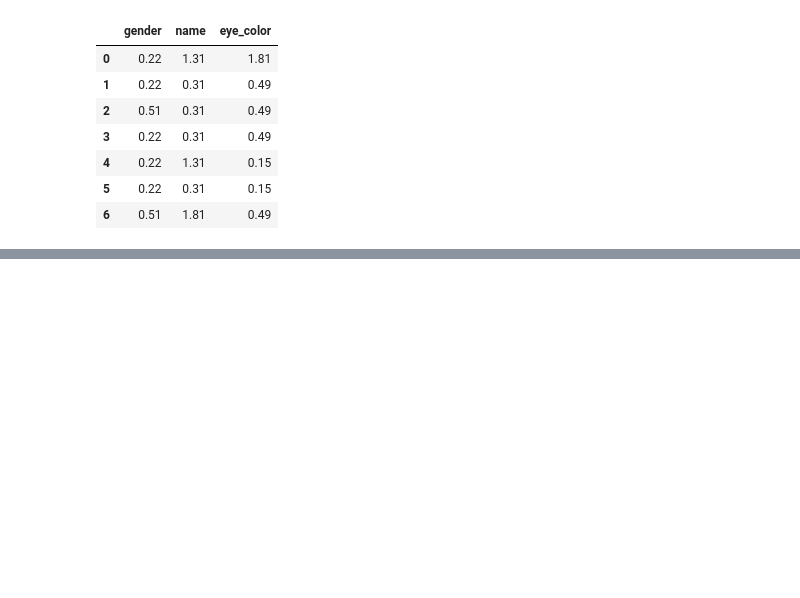
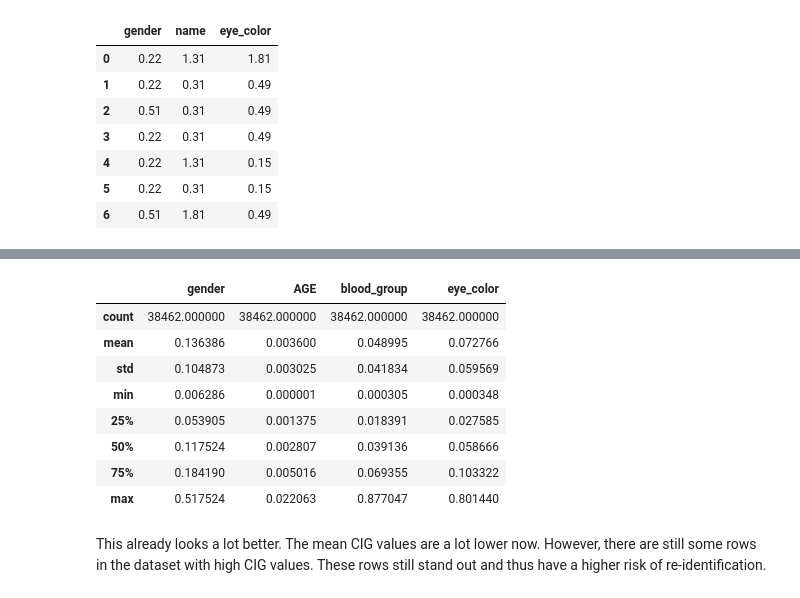
Before and after one commit to PIFtools/piflib, a Jupyter notebook: docs/tutorials/tutorial_cig.ipynb, the cells around one changed output, grey strips where cells are left out. Saved outputs shown, nothing was run; the diff lists cells and outputs as text; code cells hidden in the pictures; blank space fills up the shorter version.

```diff
--- a/docs/tutorials/tutorial_cig.ipynb
+++ b/docs/tutorials/tutorial_cig.ipynb
@@ -96,0 +165,15 @@ explain a bit
+# %%
+sub_hack_cig.describe()
+# %% [output]
+|  | gender | AGE | blood_group | eye_color |
+| count | 38462.000000 | 38462.000000 | 38462.000000 | 38462.000000 |
+| mean | 0.136386 | 0.003600 | 0.048995 | 0.072766 |
+| std | 0.104873 | 0.003025 | 0.041834 | 0.059569 |
+| min | 0.006286 | 0.000001 | 0.000305 | 0.000348 |
+| 25% | 0.053905 | 0.001375 | 0.018391 | 0.027585 |
+| 50% | 0.117524 | 0.002807 | 0.039136 | 0.058666 |
+| 75% | 0.184190 | 0.005016 | 0.069355 | 0.103322 |
+| max | 0.517524 | 0.022063 | 0.877047 | 0.801440 |
+# %% [markdown]
+This already looks a lot better. The mean CIG values are a lot lower now. However, there are still some rows in the
+dataset with high CIG values. These rows still stand out and thus have a higher risk of re-identification.
```
Also changed, not shown: parts of 14 cells of this notebook, 1 other file.
